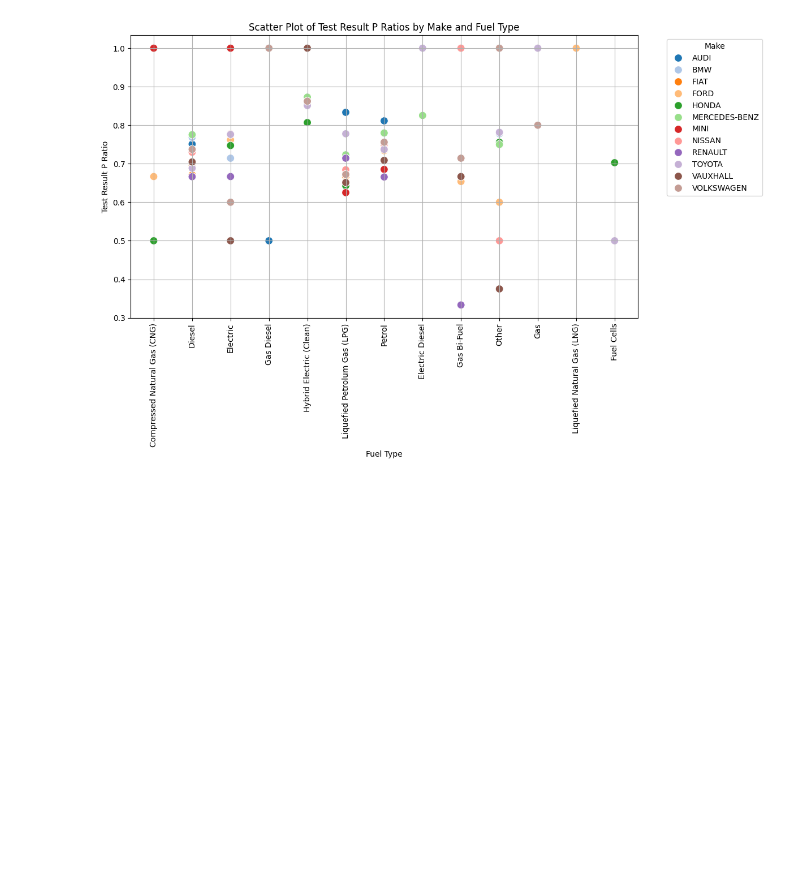
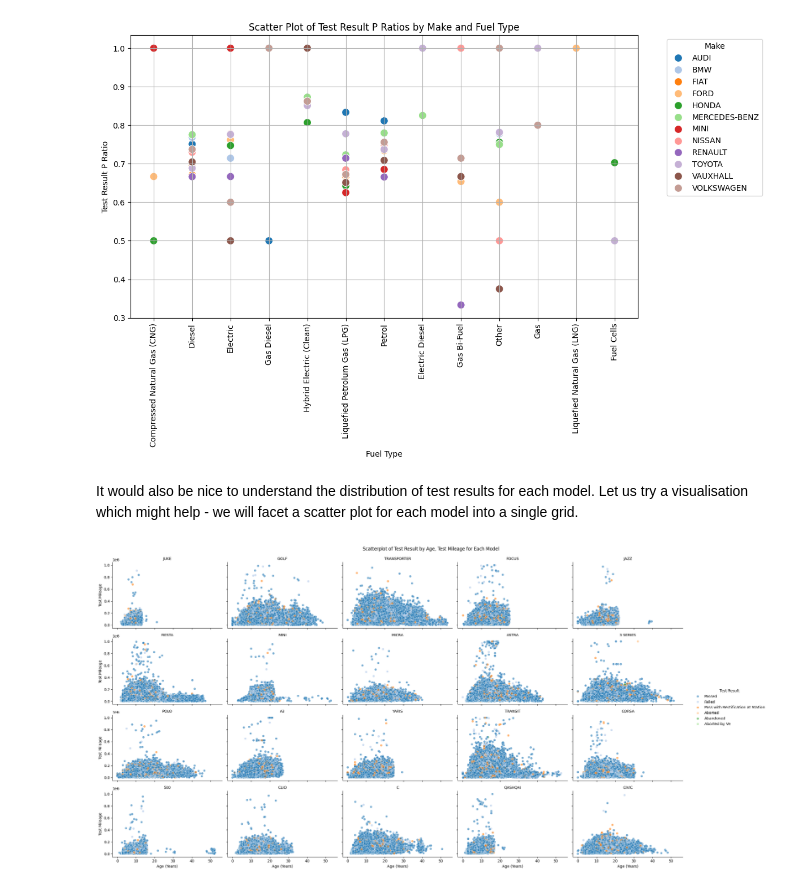
Before and after one commit to pedro-leitao/pedros-experiments, a Jupyter notebook: experiments/mot.ipynb, the cells around one changed output. Drawn from its saved outputs; the diff is of its cells as text; code cells hidden in the pictures; blank space fills up the shorter version.

```diff
--- a/experiments/mot.ipynb
+++ b/experiments/mot.ipynb
@@ -445,25 +445,34 @@ plt.tight_layout()  # Adjust the layout to make room for the legend
 plt.show()
 # %% [output]
 [figure]
+# %% [markdown]
+It would also be nice to understand the distribution of test results for each model. Let us try a visualisation which might help - we will facet a scatter plot for each model into a single grid.
 # %%
-plt.figure(figsize=(12, 8))
 # Initialize a FacetGrid object
 g = sns.FacetGrid(mot, col='model', col_wrap=5, aspect=1.5)
 
 # Map the scatterplot with the Spectral colormap for the 'cylinder_capacity' which affects the color
-g.map_dataframe(sns.scatterplot, 'age_years', 'test_mileage',
-                 alpha=0.6, palette='tab20', hue='test_result_desc')
+g.map_dataframe(sns.scatterplot,
+                'age_years',
+                'test_mileage',
+                 alpha=0.6,
+                 palette='tab20',
+                 hue='test_result_desc',
+                 hue_order=['Passed', 'Failed', 'Pass with Rectification at Station', 'Aborted', 'Abandoned', 'Aborted by VE']
+                 )
 
 # Add titles and tweak adjustments
 g.set_titles("{col_name}")  # Use model names as titles for each subplot
 g.set_axis_labels("Age (Years)", "Test Mileage")  # Set common axis labels
 
 # Add a legend and adjust layout
 g.add_legend(title='Test Result')
 g.tight_layout()
 
 # Set the overall title
 plt.suptitle('Scatterplot of Test Result by Age, Test Mileage for Each Model', y=1.02)
 
 # Display the plots
 plt.show()
+# %% [output]
+[figure, added]
```
Also changed, not shown: parts of 10 cells of this notebook, 2 other files.
